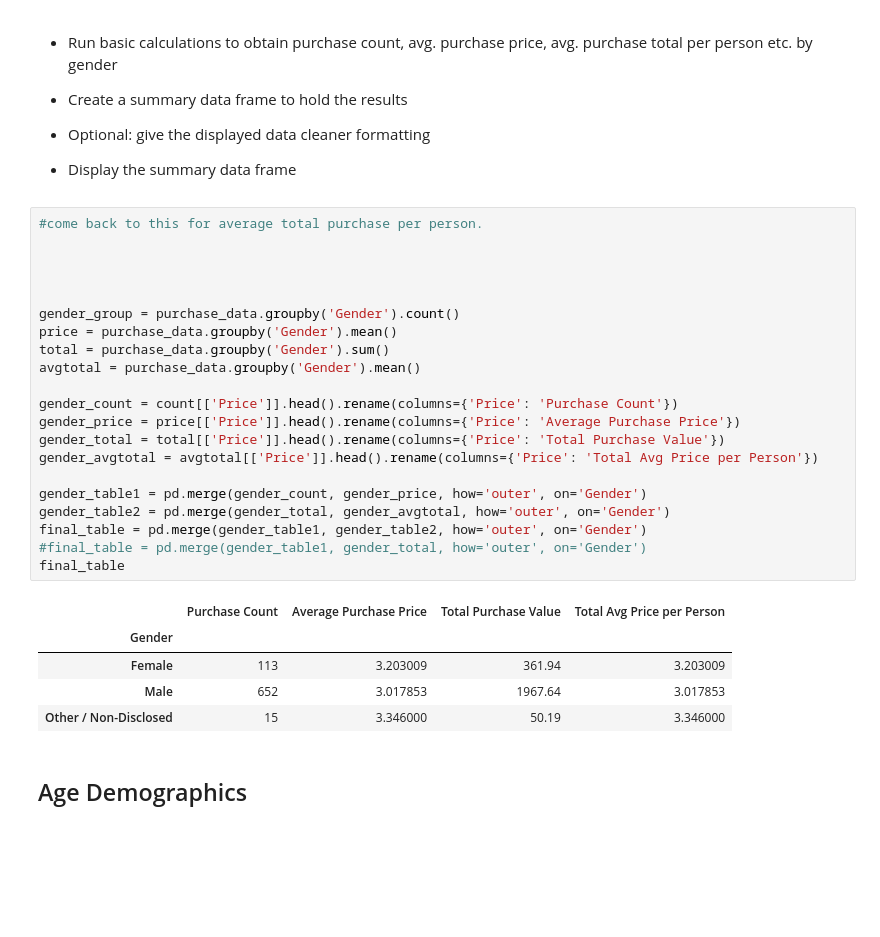
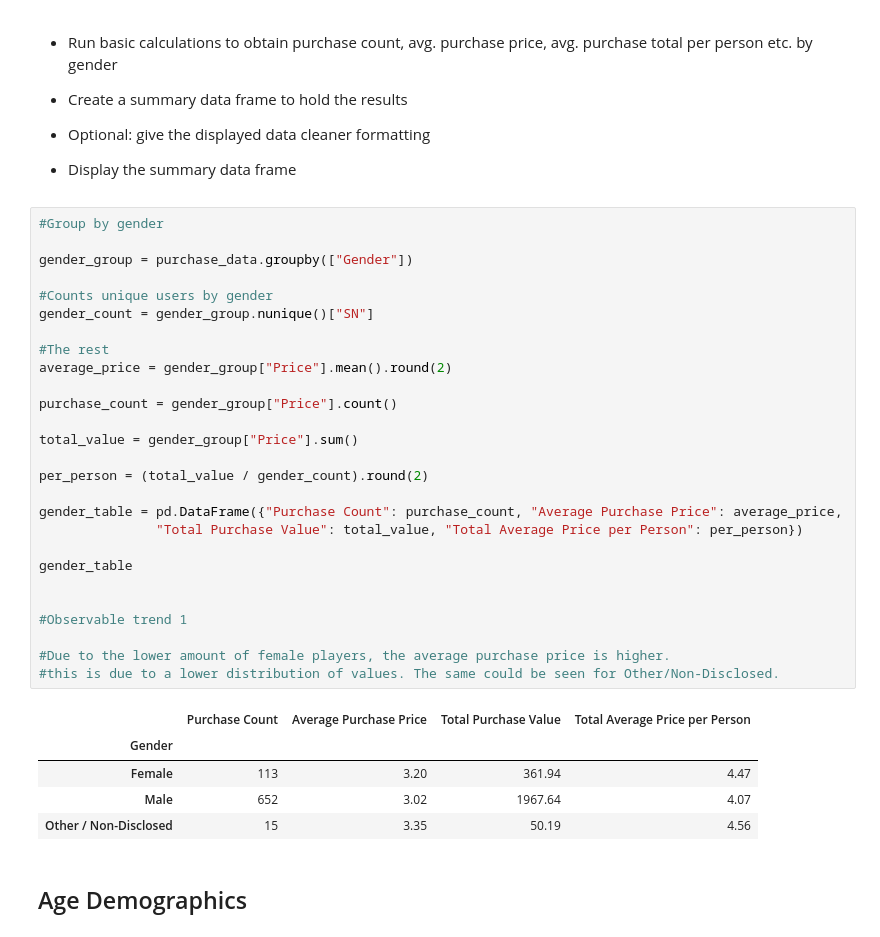
Before and after one commit to Starcode897/Pandas-Challenge, a Jupyter notebook: HeroesOfPymoli/HeroesOfPymoli_starter.ipynb, the cells around one changed output. Drawn from its saved outputs; the diff is of its cells as text; blank space fills up the shorter version.

```diff
--- a/HeroesOfPymoli/HeroesOfPymoli_starter.ipynb
+++ b/HeroesOfPymoli/HeroesOfPymoli_starter.ipynb
@@ -103,33 +111,39 @@ Percent Non-Disclosed: 1.9
 
 
 * Display the summary data frame
-# %%
-#come back to this for average total purchase per person.
-
-
-
-
-gender_group = purchase_data.groupby('Gender').count()
-price = purchase_data.groupby('Gender').mean()
-total = purchase_data.groupby('Gender').sum()
-avgtotal = purchase_data.groupby('Gender').mean()
-
-gender_count = count[['Price']].head().rename(columns={'Price': 'Purchase Count'})
-gender_price = price[['Price']].head().rename(columns={'Price': 'Average Purchase Price'})
-gender_total = total[['Price']].head().rename(columns={'Price': 'Total Purchase Value'})
-gender_avgtotal = avgtotal[['Price']].head().rename(columns={'Price': 'Total Avg Price per Person'})
-
-gender_table1 = pd.merge(gender_count, gender_price, how='outer', on='Gender')
-gender_table2 = pd.merge(gender_total, gender_avgtotal, how='outer', on='Gender')
-final_table = pd.merge(gender_table1, gender_table2, how='outer', on='Gender')
-#final_table = pd.merge(gender_table1, gender_total, how='outer', on='Gender')
-final_table
-# %% [output]
-|  | Purchase Count | Average Purchase Price | Total Purchase Value | Total Avg Price per Person |
-| Gender |  |  |  |  |
-| Female | 113 | 3.203009 | 361.94 | 3.203009 |
-| Male | 652 | 3.017853 | 1967.64 | 3.017853 |
-| Other / Non-Disclosed | 15 | 3.346000 | 50.19 | 3.346000 |
+# %%
+#Group by gender
+
+gender_group = purchase_data.groupby(["Gender"])
+
+#Counts unique users by gender
+gender_count = gender_group.nunique()["SN"]
+
+#The rest
+average_price = gender_group["Price"].mean().round(2)
+
+purchase_count = gender_group["Price"].count()
+
+total_value = gender_group["Price"].sum()
+
+per_person = (total_value / gender_count).round(2)
+
+gender_table = pd.DataFrame({"Purchase Count": purchase_count, "Average Purchase Price": average_price,
+               "Total Purchase Value": total_value, "Total Average Price per Person": per_person})
+
+gender_table
+
+
+#Observable trend 1
+
+#Due to the lower amount of female players, the average purchase price is higher.
+#this is due to a lower distribution of values. The same could be seen for Other/Non-Disclosed.
+# %% [output]
+|  | Purchase Count | Average Purchase Price | Total Purchase Value | Total Average Price per Person |
+| Gender |  |  |  |  |
+| Female | 113 | 3.20 | 361.94 | 4.47 |
+| Male | 652 | 3.02 | 1967.64 | 4.07 |
+| Other / Non-Disclosed | 15 | 3.35 | 50.19 | 4.56 |
 # %% [markdown]
 ## Age Demographics
 # %% [markdown]
```
Also changed, not shown: parts of 7 cells of this notebook.
